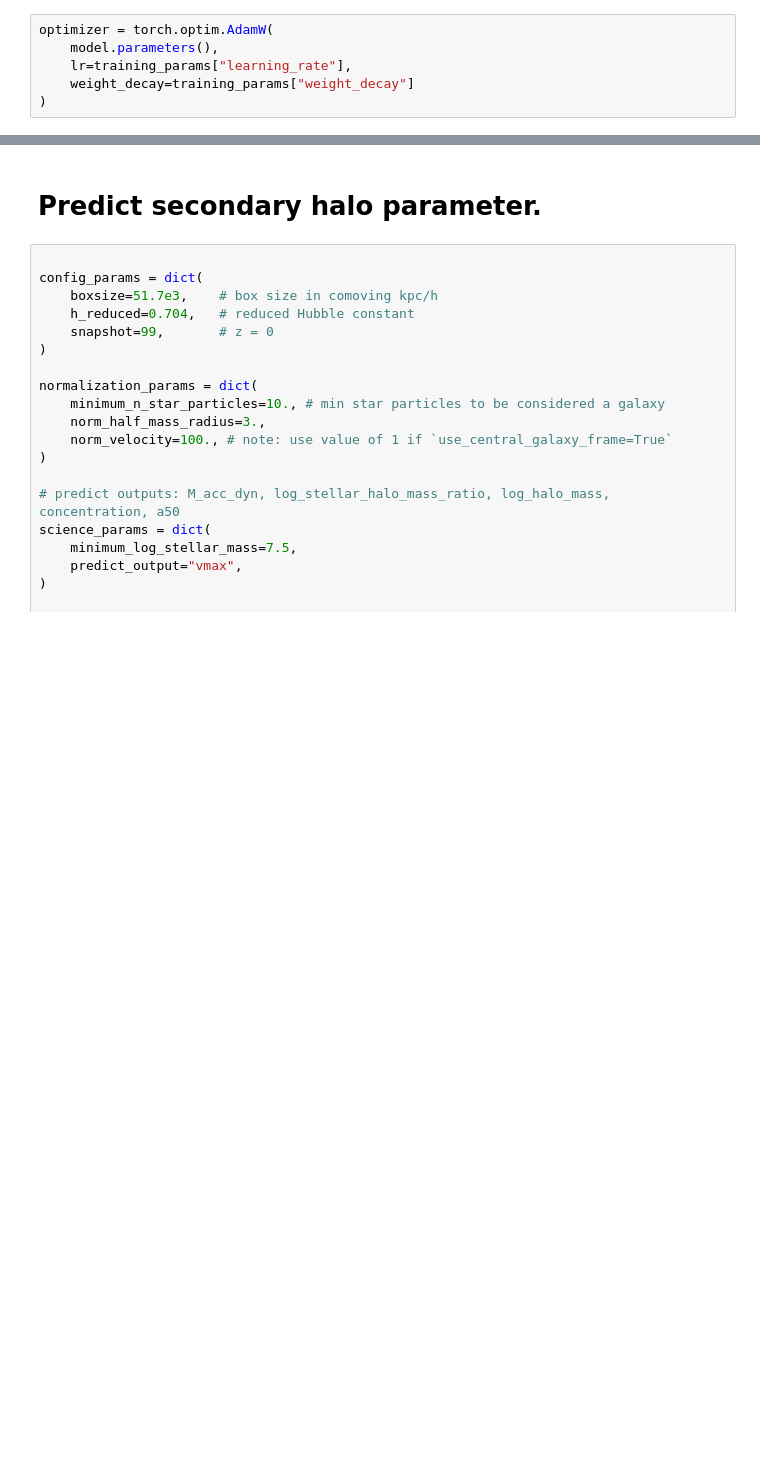
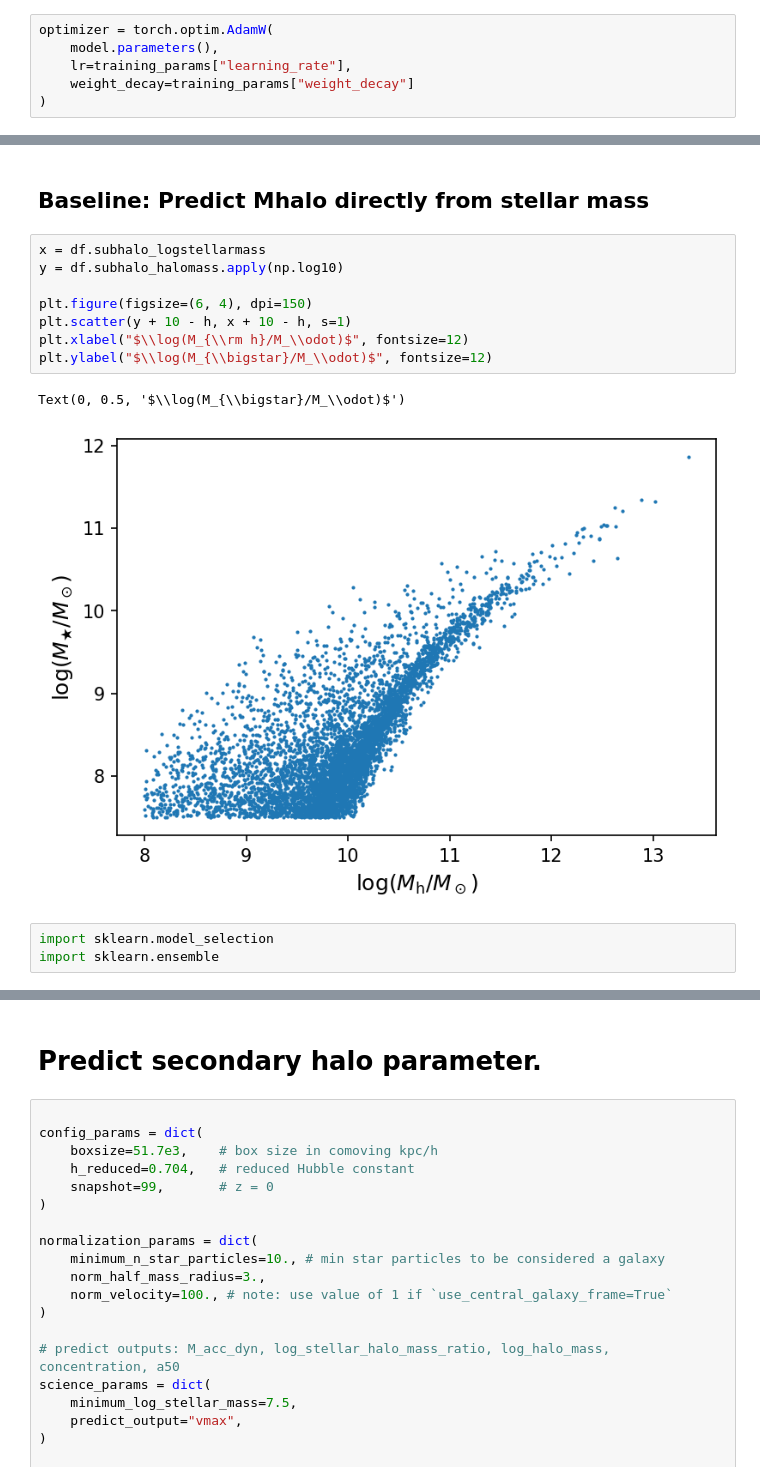
Before and after one commit to jwuphysics/halo-gnns, a Jupyter notebook: notebook/illustris-eda.ipynb, the cells around one changed output, grey strips where cells are left out. Saved outputs shown, nothing was run; the diff lists cells and outputs as text; blank space fills up the shorter version.

```diff
--- a/notebook/illustris-eda.ipynb
+++ b/notebook/illustris-eda.ipynb
@@ -221,0 +237,16 @@ plt.grid(alpha=0.15)
+# %% [markdown]
+## Baseline: Predict Mhalo directly from stellar mass
+# %%
+x = df.subhalo_logstellarmass
+y = df.subhalo_halomass.apply(np.log10)
+
+plt.figure(figsize=(6, 4), dpi=150)
+plt.scatter(y + 10 - h, x + 10 - h, s=1)
+plt.xlabel("$\\log(M_{\\rm h}/M_\\odot)$", fontsize=12)
+plt.ylabel("$\\log(M_{\\bigstar}/M_\\odot)$", fontsize=12)
+# %% [output]
+Text(0, 0.5, '$\\log(M_{\\bigstar}/M_\\odot)$')
+[figure, added]
+# %%
+import sklearn.model_selection
+import sklearn.ensemble
```
Also changed, not shown: parts of 29 cells of this notebook, 3 other files.
